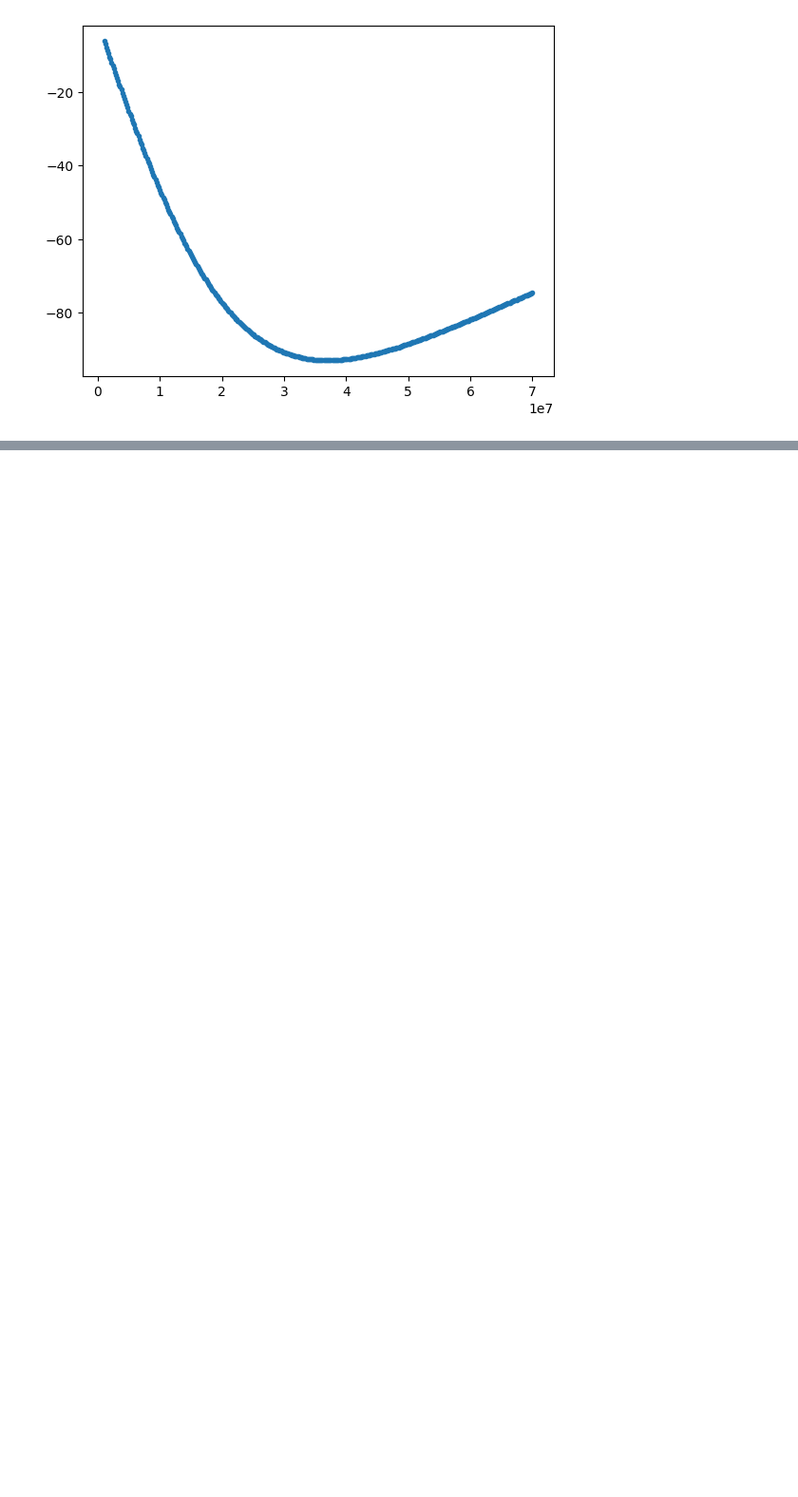
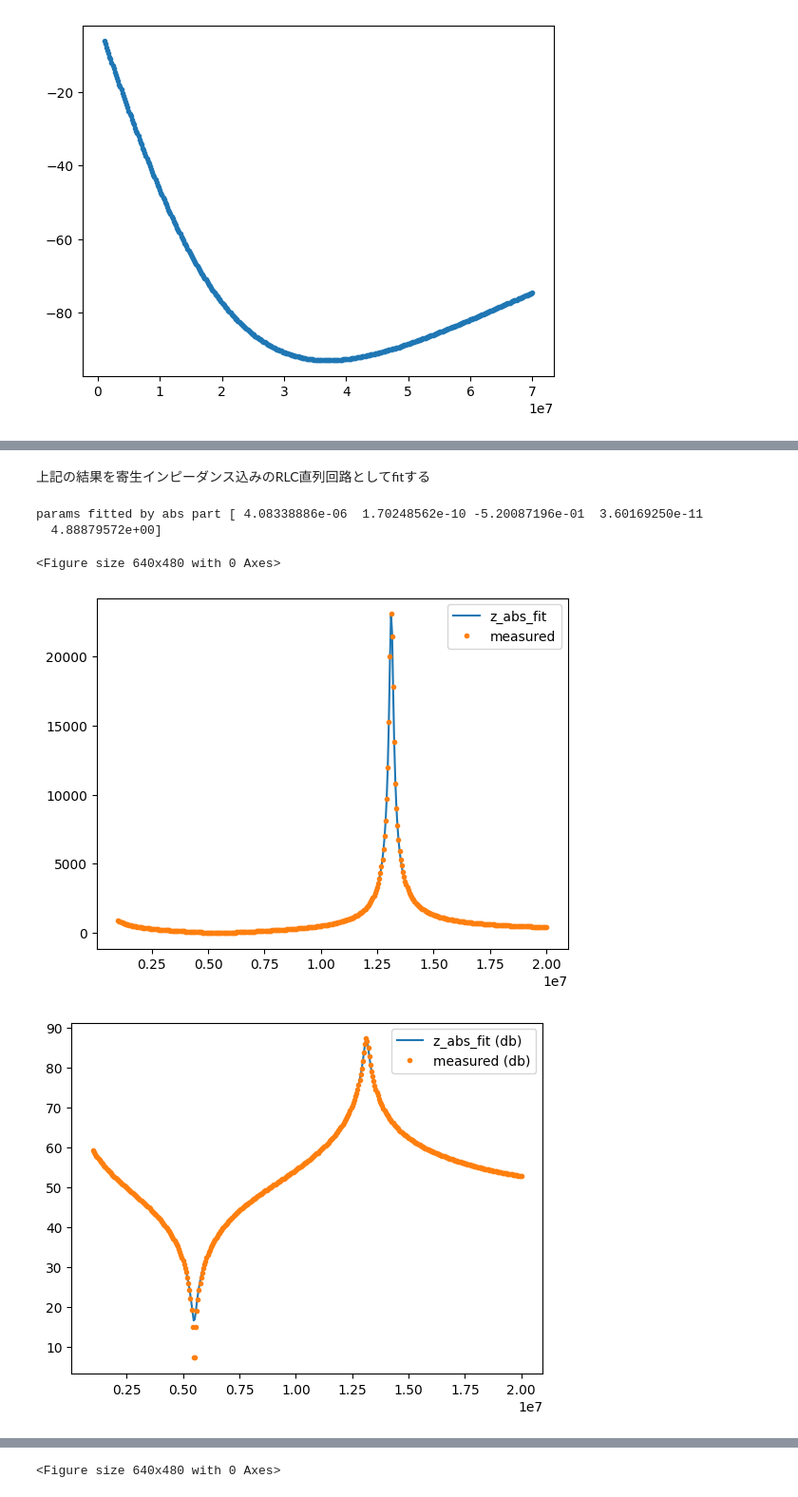
Before and after one commit to tyaxm/cyclotron, a Jupyter notebook: src/coil_properties.ipynb, the cells around one changed output, grey strips where cells are left out. Shown at 95% size. Cells and saved outputs as stored; diff of their text form; code cells hidden in the pictures; blank space fills up the shorter version.

```diff
--- a/src/coil_properties.ipynb
+++ b/src/coil_properties.ipynb
@@ -366,0 +385,49 @@ plt.plot(freq,Z_data_imag)
+# %% [markdown]
+上記の結果を寄生インピーダンス込みのRLC直列回路としてfitする
+# %%
+def RLC_ser_with_stray(freq, L, C, R, C_2, R_2):
+    omega = 2 * np.pi * freq
+    Z_L = (1/(1j * omega * L + R_2) + 1j * omega * C_2)** (-1)
+    Z_R = R
+    Z_C = 1 / (1j * omega * C)
+    return Z_L + Z_R + Z_C
+
+def RLC_ser_with_stray_real(freq, L, C, R, C_2, R_2):
+    Z = RLC_ser_with_stray(freq, L, C, R, C_2, R_2)
+    real_part = np.array(Z.real, dtype=np.float64)
+    return real_part
+
+def RLC_ser_with_stray_imag(freq, L, C, R, C_2, R_2):
+    Z = RLC_ser_with_stray(freq, L, C, R, C_2, R_2)
+    imag_part = np.array(Z.imag, dtype=np.float64)
+    return imag_part
+
+def RLC_ser_with_stray_abs(freq, L, C, R, C_2, R_2):
+    Z = RLC_ser_with_stray(freq, L, C, R, C_2, R_2)
+    z_abs = np.array(abs(Z), dtype=np.float64)
+    return z_abs
+
+popt,pcov = curve_fit(RLC_ser_with_stray_abs,freq,Z_data_abs,p0=(6.16930562e-06 ,12.80023517e-11, 20, 2.80023517e-11, 20))
+plt.plot(freq,RLC_ser_with_stray_abs(freq,*popt),label='z_abs_fit')
+plt.plot(freq,Z_data_abs,'.',label='measured')
+plt.legend()
+plt.figure()
+print("params fitted by abs part" , popt)
+
+Z_abs_fit_db = 20 * np.log10(RLC_ser_with_stray_abs(freq,*popt))
+plt.plot(freq,Z_abs_fit_db,label='z_abs_fit (db)')
+plt.plot(freq,20 * np.log10(Z_data_abs),'.',label='measured (db)')
+plt.legend()
+plt.figure()
+
+#デシベルに関して残差を見る
+
+zansa_abs_db = 20 * np.log10(Z_data_abs) - Z_abs_fit_db
+plt.plot(freq,zansa_abs_db,'.',label='measured')
+plt.figure()
+# %% [output]
+params fitted by abs part [ 4.08338886e-06  1.70248562e-10 -5.20087196e-01  3.60169250e-11
+  4.88879572e+00]
+<Figure size 640x480 with 0 Axes>
+[figure, added]
+[figure, added]
@@ -366,0 +435 @@ plt.plot(freq,Z_data_imag)
+<Figure size 640x480 with 0 Axes>
```
Also changed, not shown: parts of 14 cells of this notebook.
